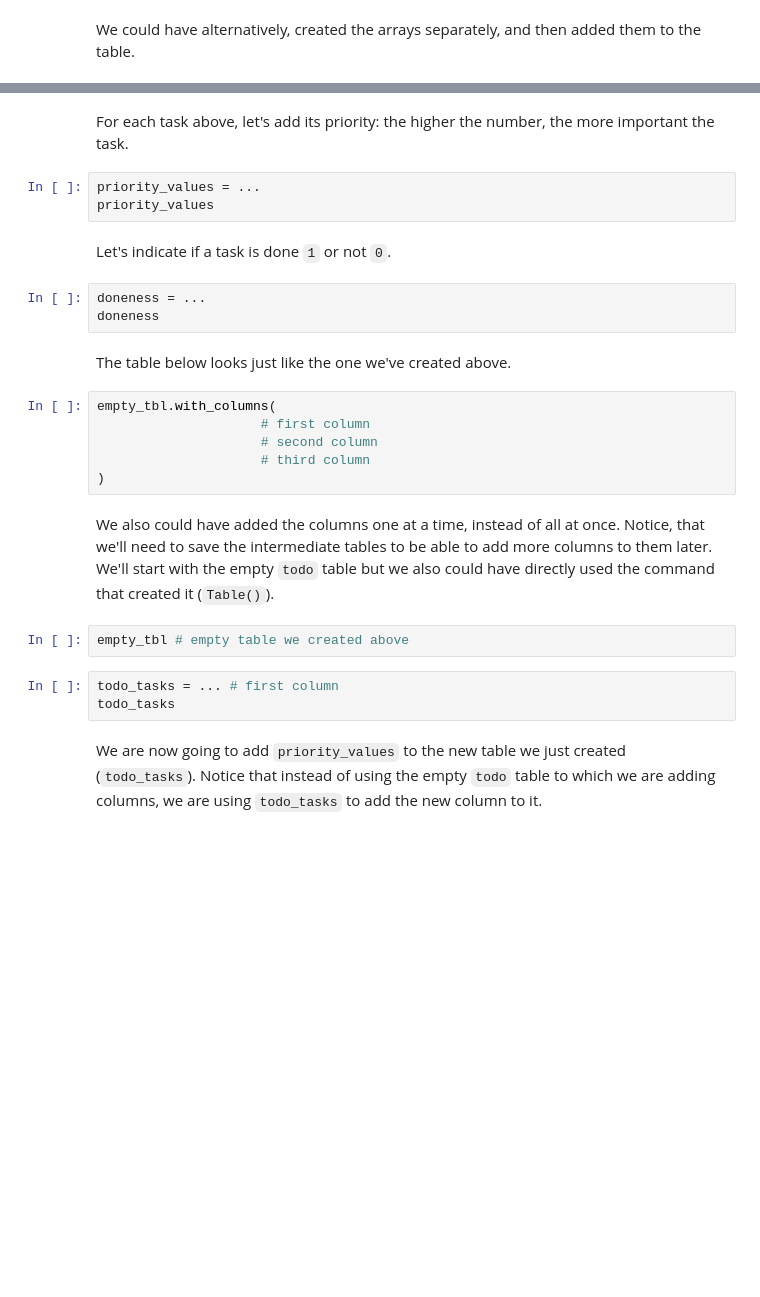
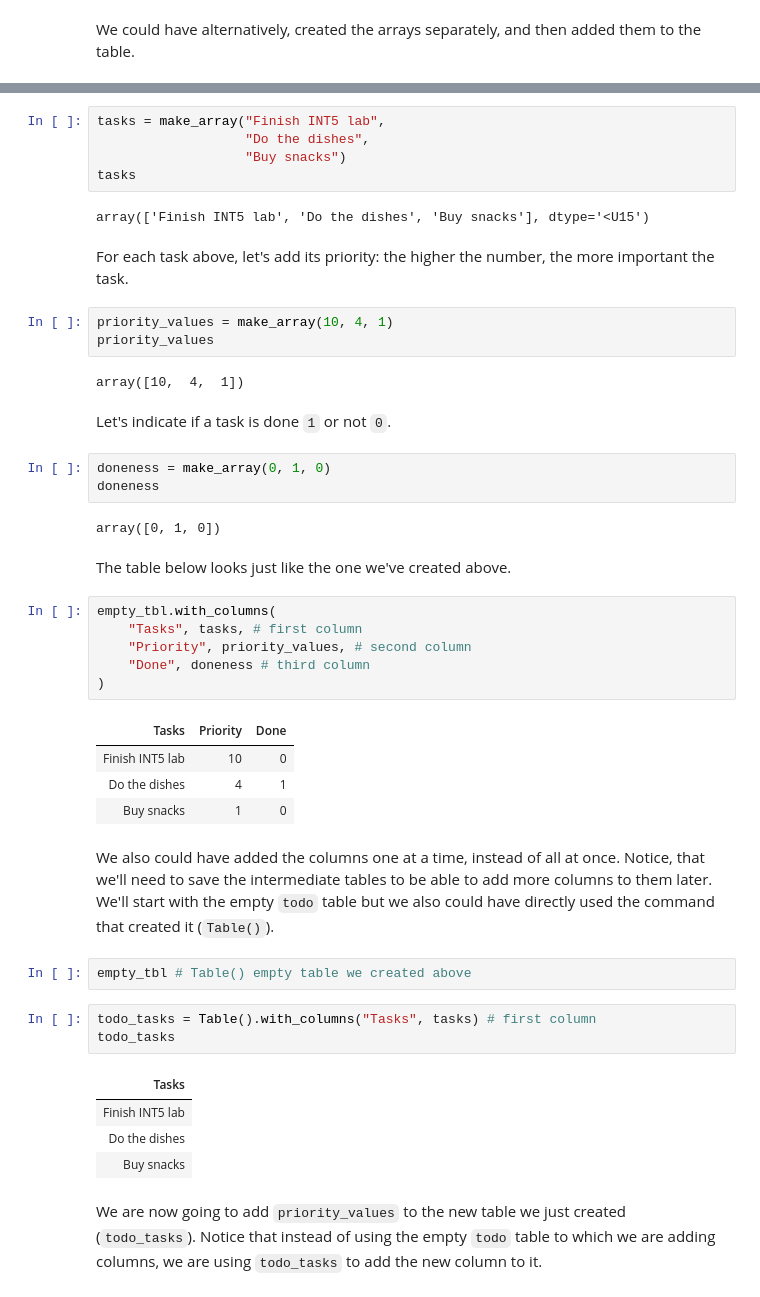
Before and after one commit to ucsb-int5/int5-f19-notebooks, a Jupyter notebook: demo/lec07-blank.ipynb, the cells around one changed output, grey strips where cells are left out. Drawn from its saved outputs; the diff is of its cells as text; blank space fills up the shorter version.

```diff
--- a/demo/lec07-blank.ipynb
+++ b/demo/lec07-blank.ipynb
@@ -57,28 +89,49 @@ tasks
+# %%
+tasks = make_array("Finish INT5 lab",
+                   "Do the dishes",
+                   "Buy snacks")
+tasks
+# %% [output]
+array(['Finish INT5 lab', 'Do the dishes', 'Buy snacks'], dtype='<U15')
 # %% [markdown]
 For each task above, let's add its priority: the higher the number, the more important the task.
 # %%
-priority_values = ...
+priority_values = make_array(10, 4, 1)
 priority_values
+# %% [output]
+array([10,  4,  1])
 # %% [markdown]
 Let's indicate if a task is done `1` or not `0`.
 # %%
-doneness = ...
+doneness = make_array(0, 1, 0)
 doneness
+# %% [output]
+array([0, 1, 0])
 # %% [markdown]
 The table below looks just like the one we've created above.
 # %%
 empty_tbl.with_columns(
-                     # first column
-                     # second column
-                     # third column
+    "Tasks", tasks, # first column
+    "Priority", priority_values, # second column
+    "Done", doneness # third column
 )
+# %% [output]
+| Tasks | Priority | Done |
+| Finish INT5 lab | 10 | 0 |
+| Do the dishes | 4 | 1 |
+| Buy snacks | 1 | 0 |
 # %% [markdown]
 We also could have added the columns one at a time, instead of all at once. Notice, that we'll need to save the intermediate tables to be able to add more columns to them later. We'll start with the empty `todo` table but we also could have directly used the command that created it (`Table()`).
 # %%
-empty_tbl # empty table we created above
+empty_tbl # Table() empty table we created above
 # %%
-todo_tasks = ... # first column
+todo_tasks = Table().with_columns("Tasks", tasks) # first column
 todo_tasks
+# %% [output]
+| Tasks |
+| Finish INT5 lab |
+| Do the dishes |
+| Buy snacks |
 # %% [markdown]
 We are now going to add `priority_values` to the new table we just created (`todo_tasks`). Notice that instead of using the empty `todo` table to which we are adding columns, we are using `todo_tasks` to add the new column to it.
 # %%
```
Also changed, not shown: parts of 43 cells of this notebook.
